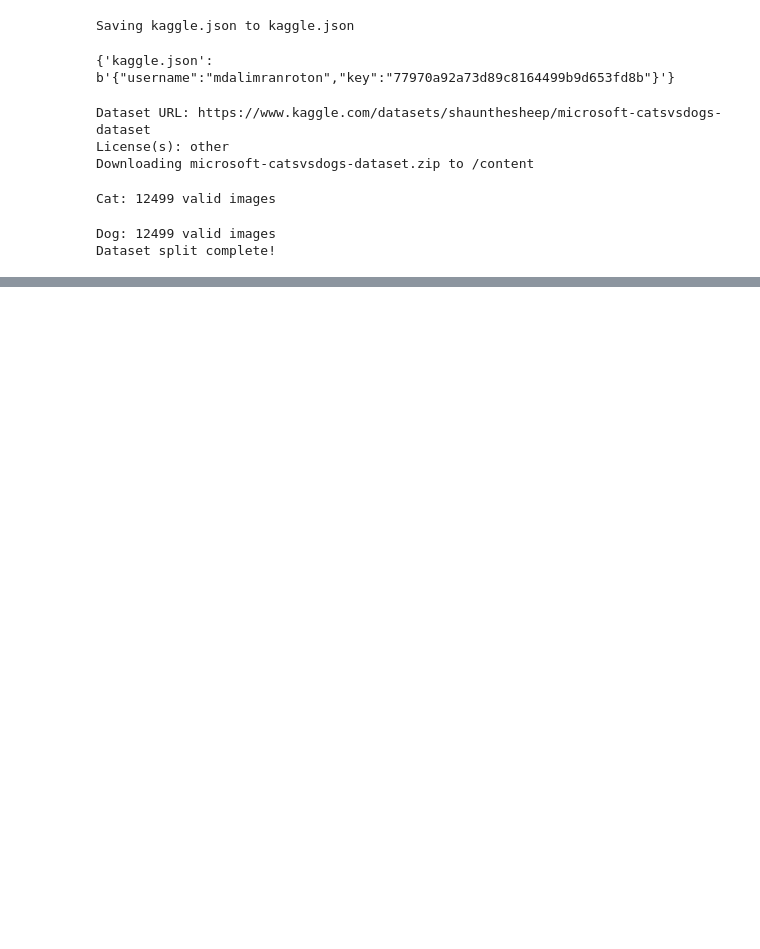
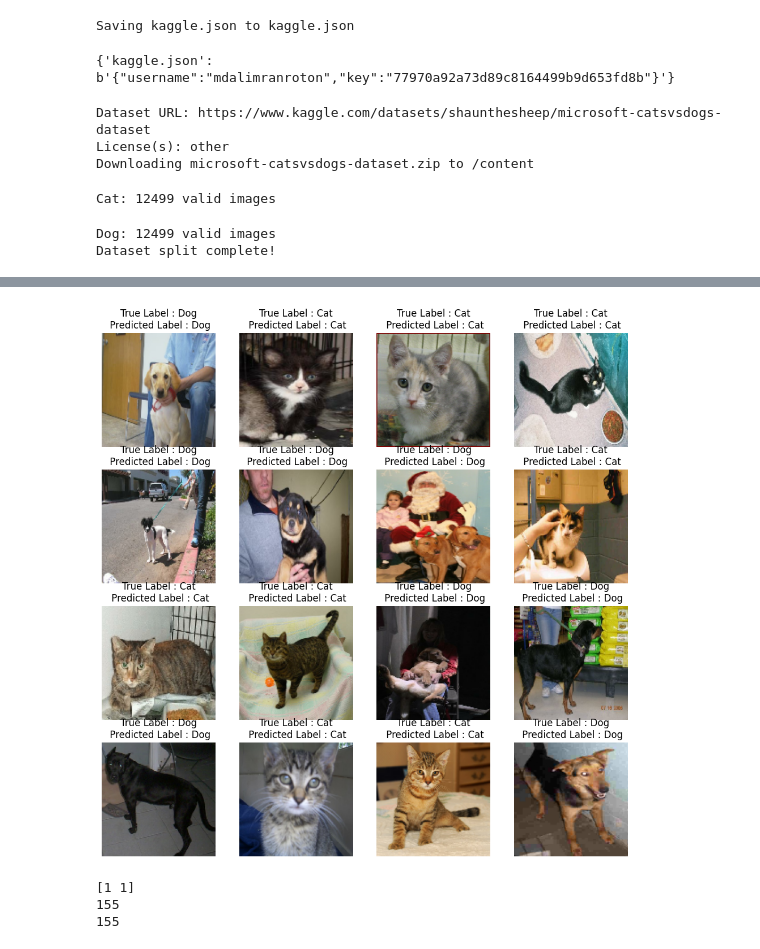
Before and after one commit to rotoncsedu/Computer-Vision, a Jupyter notebook: Fine_Tuning_of_VGG16.ipynb, the cells around one changed output, grey strips where cells are left out. Drawn from its saved outputs; the diff is of its cells as text; code cells hidden in the pictures; blank space fills up the shorter version.

```diff
--- a/Fine_Tuning_of_VGG16.ipynb
+++ b/Fine_Tuning_of_VGG16.ipynb
@@ -320,0 +323,22 @@ plt.show()
+# %%
+import numpy as np
+import matplotlib.pyplot as plt
+import tensorflow as tf # Ensure tf is imported for tf.round and tf.expand_dims
+
+plt.figure(figsize=(12, 12))
+class_names = test_ds.class_names
+#print(class_names)
+for images, labels in test_ds.take(1):
+  #print(labels)
+  for i in range(16):
+    model_output = model(tf.expand_dims(images[i], axis=0))
+    predicted_class_index = int(tf.round(model_output))
+    #print(predicted_class_index)
+    ax = plt.subplot(4, 4, i + 1)
+    # Assuming images are float32 in [0, 255] range from image_dataset_from_directory
+    plt.imshow(images[i].numpy() / 255.0)
+    plt.title("True Label : " + class_names[labels[i]] + "\n" + " Predicted Label : " + class_names[predicted_class_index])
+    plt.axis("off")
+plt.show()
+# %% [output]
+[figure, added]
@@ -320,0 +352,8 @@ plt.show()
+# %%
+print(np.argmax(labels[:2], axis = -1))
+print(len(labels))
+print(len(predicted))
+# %% [output]
+[1 1]
+155
+155
```
Also changed, not shown: parts of 10 cells of this notebook.
